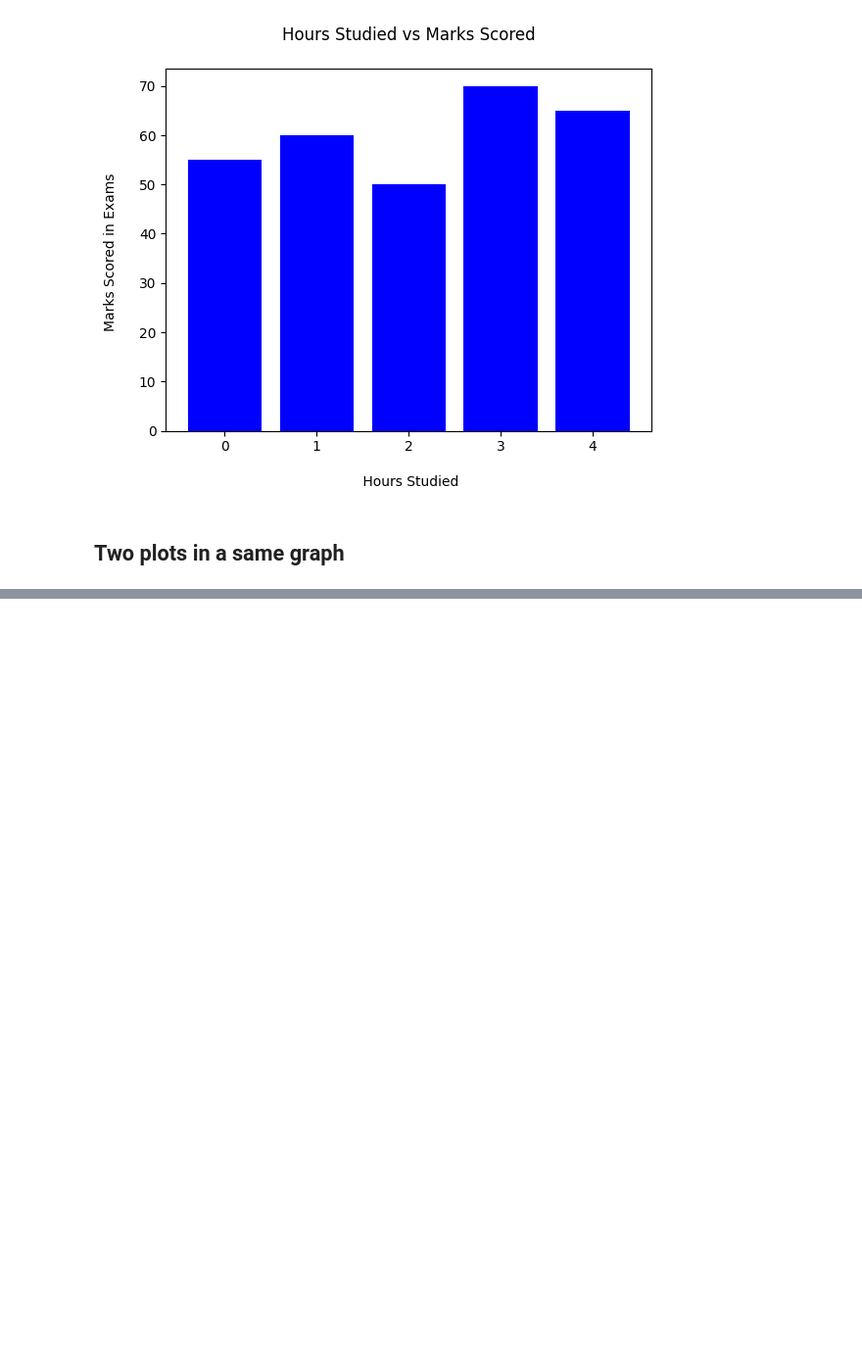
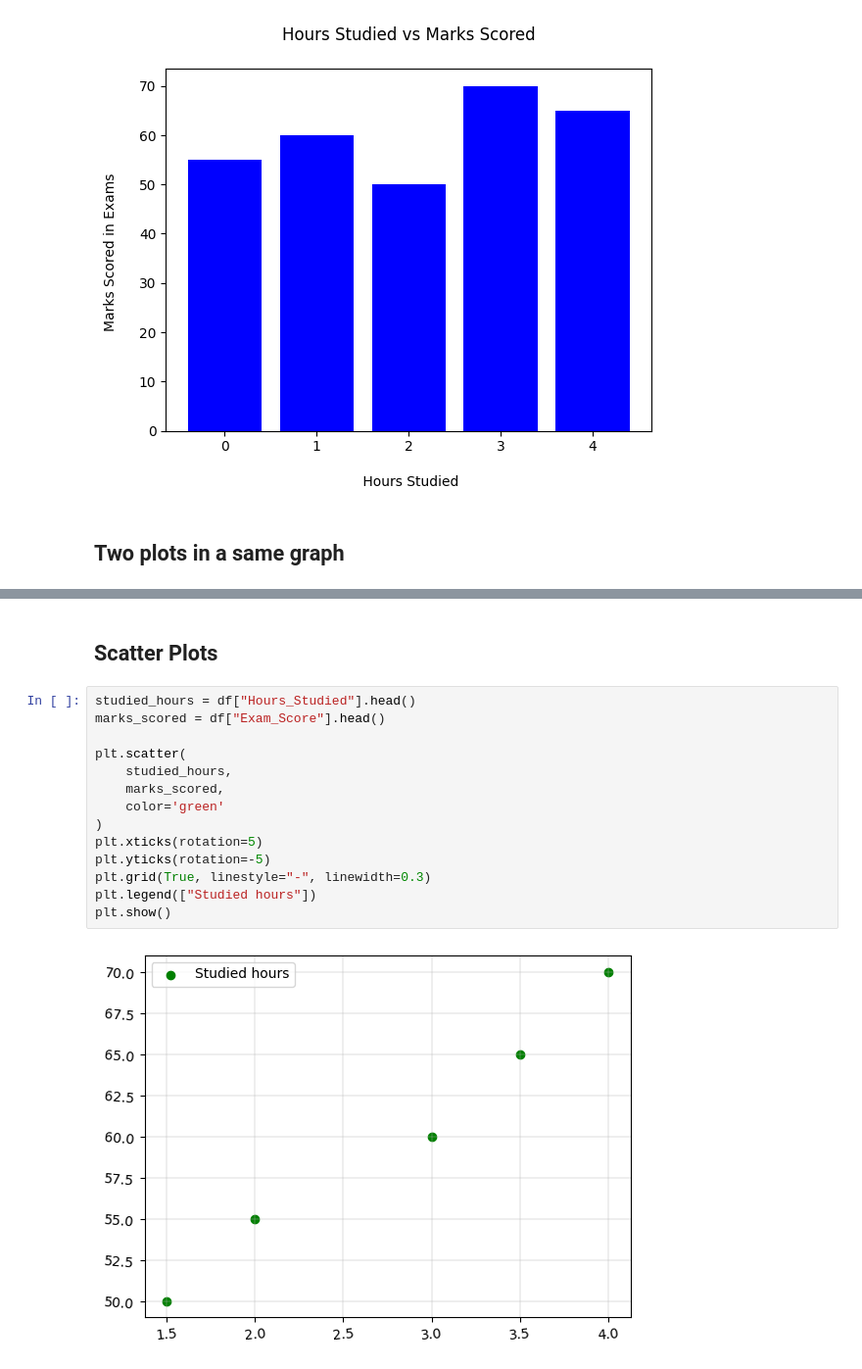
Before and after one commit to Neeschal1/Plotty, a Jupyter notebook: Plotty.ipynb, the cells around one changed output, grey strips where cells are left out. Shown at 98% size. Drawn from its saved outputs; the diff is of its cells as text; blank space fills up the shorter version.

Commit message:
Visualized scatterplot in learning files

```diff
--- a/Plotty.ipynb
+++ b/Plotty.ipynb
@@ -162,0 +164,18 @@ plt.show()
+# %% [markdown]
+## Scatter Plots
+# %%
+studied_hours = df["Hours_Studied"].head()
+marks_scored = df["Exam_Score"].head()
+
+plt.scatter(
+    studied_hours,
+    marks_scored,
+    color='green'
+)
+plt.xticks(rotation=5)
+plt.yticks(rotation=-5)
+plt.grid(True, linestyle="-", linewidth=0.3)
+plt.legend(["Studied hours"])
+plt.show()
+# %% [output]
+[figure, added]
```
Also changed, not shown: parts of 1 cell of this notebook.
